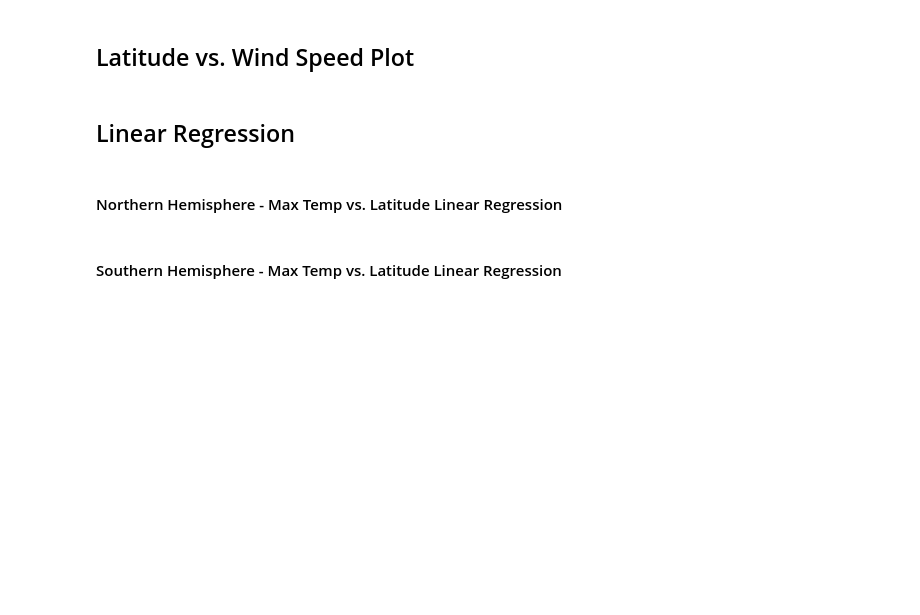
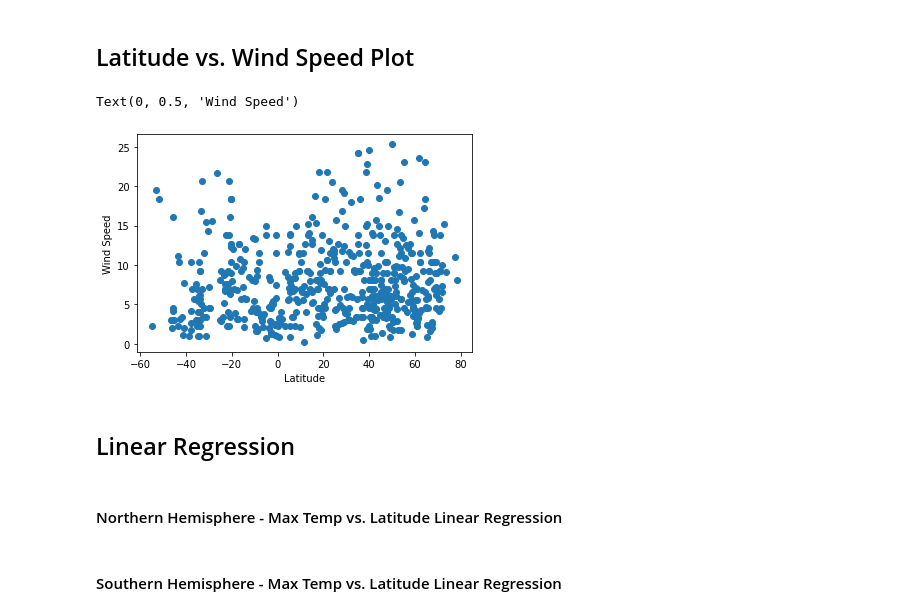
Before and after one commit to adrianna-addicks/python-api-challenge, a Jupyter notebook: starter_code/WeatherPy.ipynb, the cells around one changed output. Cells and saved outputs as stored; diff of their text form; code cells hidden in the pictures; blank space fills up the shorter version.

```diff
--- a/starter_code/WeatherPy.ipynb
+++ b/starter_code/WeatherPy.ipynb
@@ -139,2 +175,9 @@ Skip this step if there are no cities that have humidity > 100%.
 # %% [markdown]
 ## Latitude vs. Wind Speed Plot
+# %%
+plt.scatter(weather_data["Latitude"],weather_data["Wind Speed"])
+plt.xlabel("Latitude")
+plt.ylabel("Wind Speed")
+# %% [output]
+Text(0, 0.5, 'Wind Speed')
+[figure, added]
```
Also changed, not shown: parts of 13 cells of this notebook, 2 other files.
